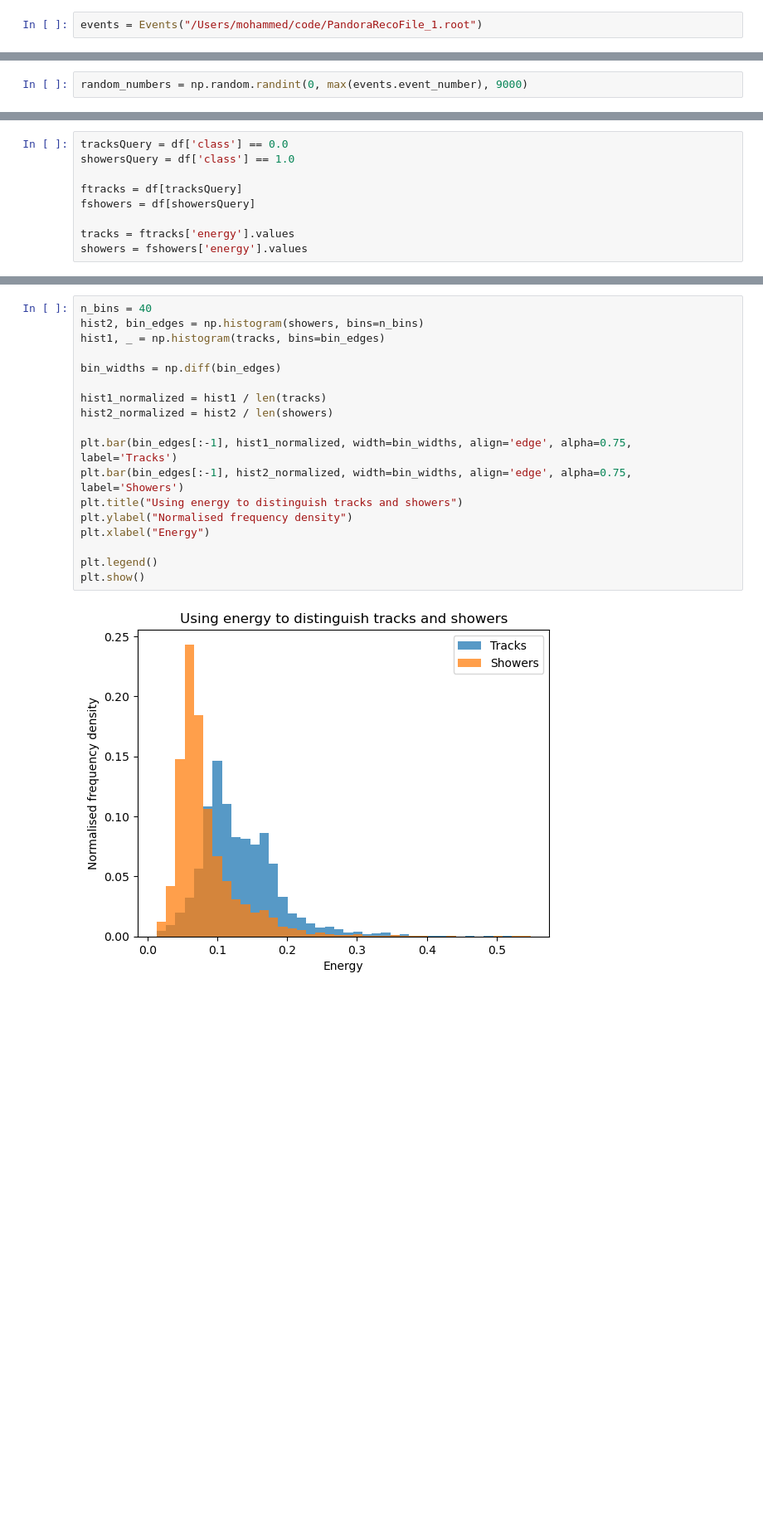
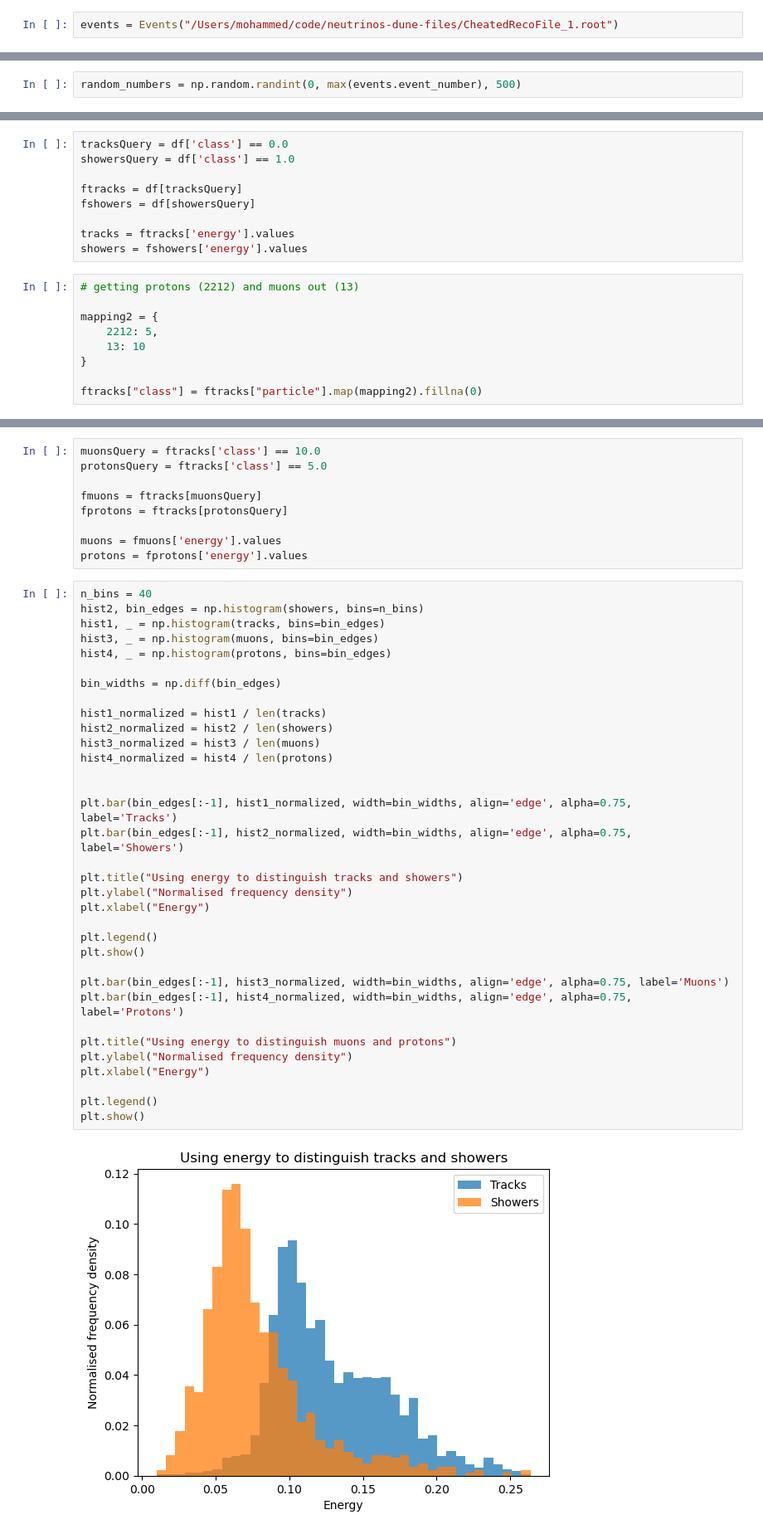
Before and after one commit to mohummudh/neutrinos-dune, a Jupyter notebook: mohammed/energy/energy.ipynb, the cells around one changed output, grey strips where cells are left out. Shown at 83% size. Cells and saved outputs as stored; diff of their text form; blank space fills up the shorter version.

Commit message:
fixed energy

```diff
--- a/mohammed/energy/energy.ipynb
+++ b/mohammed/energy/energy.ipynb
@@ -18,4 +18,4 @@ with open('interactions.csv') as f:
         interaction_dictionary[key] = interaction
 # print(interaction_dictionary)
 # %%
-events = Events("/Users/mohammed/code/PandoraRecoFile_1.root")
+events = Events("/Users/mohammed/code/neutrinos-dune-files/CheatedRecoFile_1.root")
@@ -109,5 +237,5 @@ energy(1)
 # %%
-random_numbers = np.random.randint(0, max(events.event_number), 9000)
+random_numbers = np.random.randint(0, max(events.event_number), 500)
 # %%
 e = []
 p = []
@@ -148,3 +276,12 @@ fshowers = df[showersQuery]
 
 tracks = ftracks['energy'].values
 showers = fshowers['energy'].values
+# %%
+# getting protons (2212) and muons out (13)
+
+mapping2 = {
+    2212: 5,
+    13: 10
+}
+
+ftracks["class"] = ftracks["particle"].map(mapping2).fillna(0)
@@ -151,20 +294,45 @@ showers = fshowers['energy'].values
+# %%
+muonsQuery = ftracks['class'] == 10.0
+protonsQuery = ftracks['class'] == 5.0
+
+fmuons = ftracks[muonsQuery]
+fprotons = ftracks[protonsQuery]
+
+muons = fmuons['energy'].values
+protons = fprotons['energy'].values
 # %%
 n_bins = 40
 hist2, bin_edges = np.histogram(showers, bins=n_bins)
 hist1, _ = np.histogram(tracks, bins=bin_edges)
+hist3, _ = np.histogram(muons, bins=bin_edges)
+hist4, _ = np.histogram(protons, bins=bin_edges)
 
 bin_widths = np.diff(bin_edges)
 
 hist1_normalized = hist1 / len(tracks)
 hist2_normalized = hist2 / len(showers)
+hist3_normalized = hist3 / len(muons)
+hist4_normalized = hist4 / len(protons)
+
 
 plt.bar(bin_edges[:-1], hist1_normalized, width=bin_widths, align='edge', alpha=0.75, label='Tracks')
 plt.bar(bin_edges[:-1], hist2_normalized, width=bin_widths, align='edge', alpha=0.75, label='Showers')
+
 plt.title("Using energy to distinguish tracks and showers")
 plt.ylabel("Normalised frequency density")
 plt.xlabel("Energy")
 
 plt.legend()
 plt.show()
+
+plt.bar(bin_edges[:-1], hist3_normalized, width=bin_widths, align='edge', alpha=0.75, label='Muons')
+plt.bar(bin_edges[:-1], hist4_normalized, width=bin_widths, align='edge', alpha=0.75, label='Protons')
+
+plt.title("Using energy to distinguish muons and protons")
+plt.ylabel("Normalised frequency density")
+plt.xlabel("Energy")
+
+plt.legend()
+plt.show()
 # %% [output]
-[figure, old version]
+[figure, new version]
```
Also changed, not shown: parts of 11 cells of this notebook, 2 other files.
